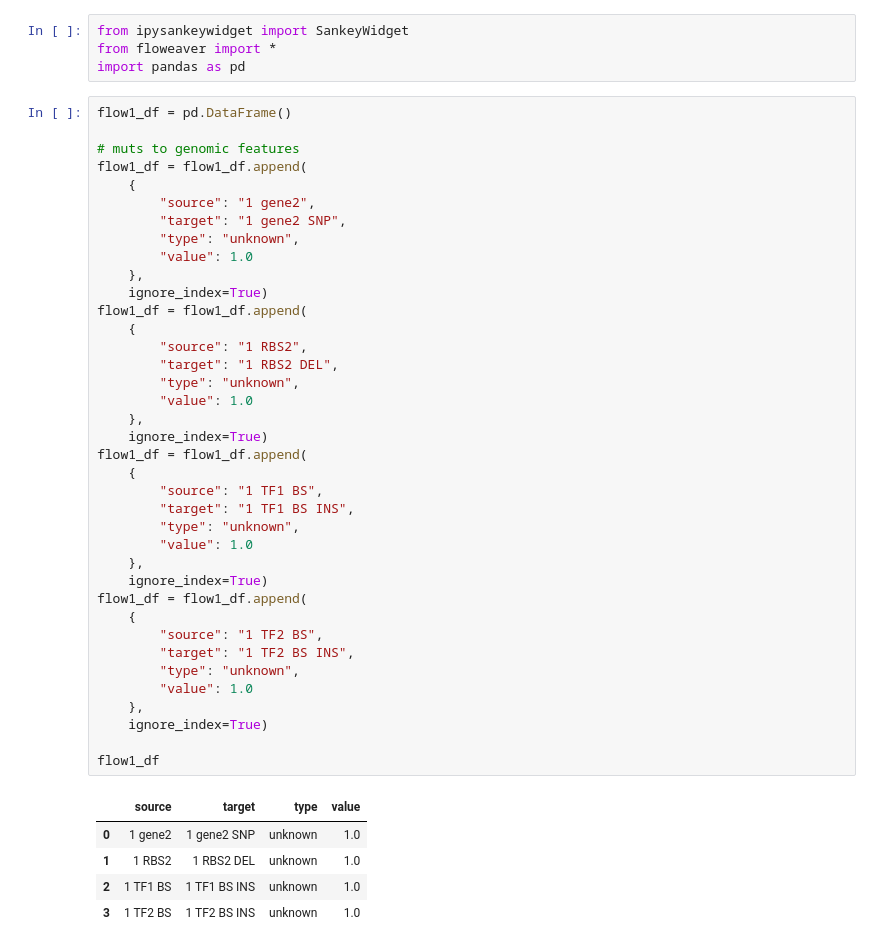
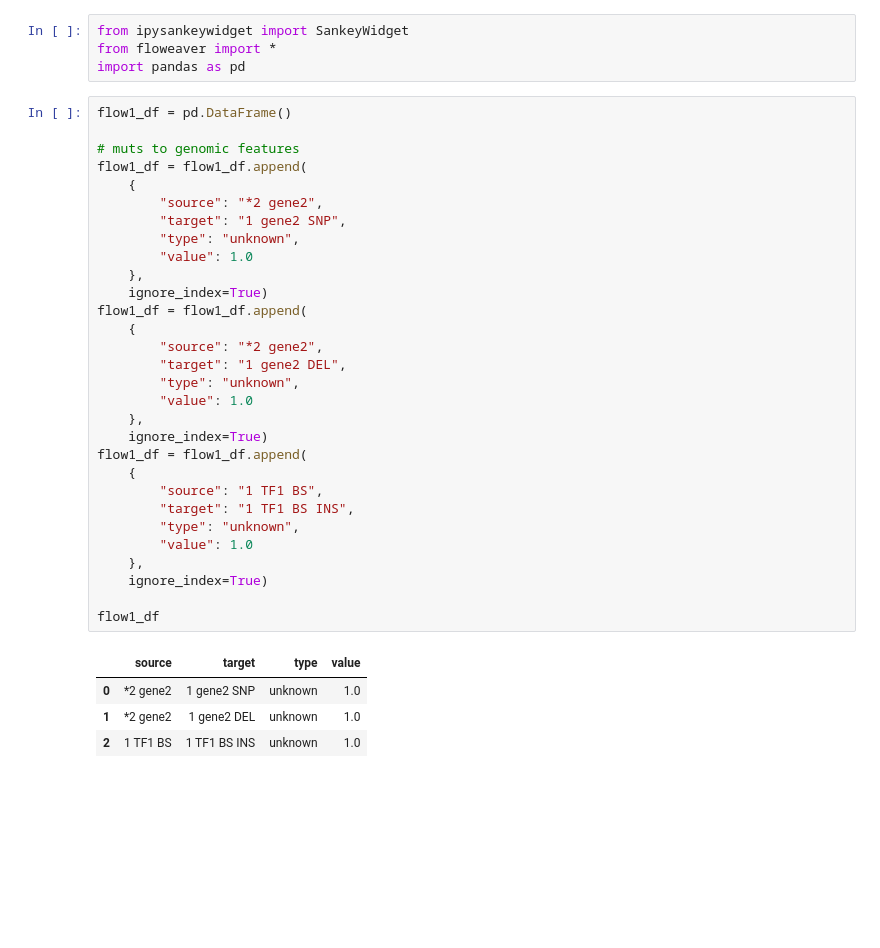
Before and after one commit to Aletechdev/ava, a Jupyter notebook: mutflow_example_figure.ipynb, the cells around one changed output. Saved outputs shown, nothing was run; the diff lists cells and outputs as text; blank space fills up the shorter version.

```diff
--- a/mutflow_example_figure.ipynb
+++ b/mutflow_example_figure.ipynb
@@ -5,47 +5,38 @@ import pandas as pd
 # %%
 flow1_df = pd.DataFrame()
 
 # muts to genomic features
 flow1_df = flow1_df.append(
     {
-        "source": "1 gene2",
+        "source": "*2 gene2",
         "target": "1 gene2 SNP",
         "type": "unknown",
         "value": 1.0
     },
     ignore_index=True)
 flow1_df = flow1_df.append(
     {
-        "source": "1 RBS2",
-        "target": "1 RBS2 DEL",
+        "source": "*2 gene2",
+        "target": "1 gene2 DEL",
         "type": "unknown",
         "value": 1.0
     },
     ignore_index=True)
 flow1_df = flow1_df.append(
     {
         "source": "1 TF1 BS",
         "target": "1 TF1 BS INS",
         "type": "unknown",
         "value": 1.0
     },
     ignore_index=True)
-flow1_df = flow1_df.append(
-    {
-        "source": "1 TF2 BS",
-        "target": "1 TF2 BS INS",
-        "type": "unknown",
-        "value": 1.0
-    },
-    ignore_index=True)
 
 flow1_df
 # %% [output]
 |  | source | target | type | value |
-| 0 | 1 gene2 | 1 gene2 SNP | unknown | 1.0 |
-| 1 | 1 RBS2 | 1 RBS2 DEL | unknown | 1.0 |
+| 0 | *2 gene2 | 1 gene2 SNP | unknown | 1.0 |
+| 1 | *2 gene2 | 1 gene2 DEL | unknown | 1.0 |
 | 2 | 1 TF1 BS | 1 TF1 BS INS | unknown | 1.0 |
-| 3 | 1 TF2 BS | 1 TF2 BS INS | unknown | 1.0 |
 # %%
 flow2_df = pd.DataFrame()
 
```
Also changed, not shown: parts of 7 cells of this notebook, 1 other file.
